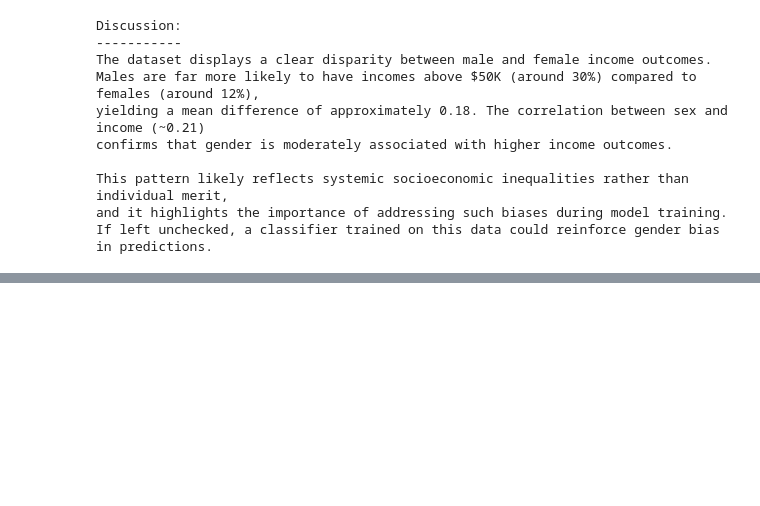
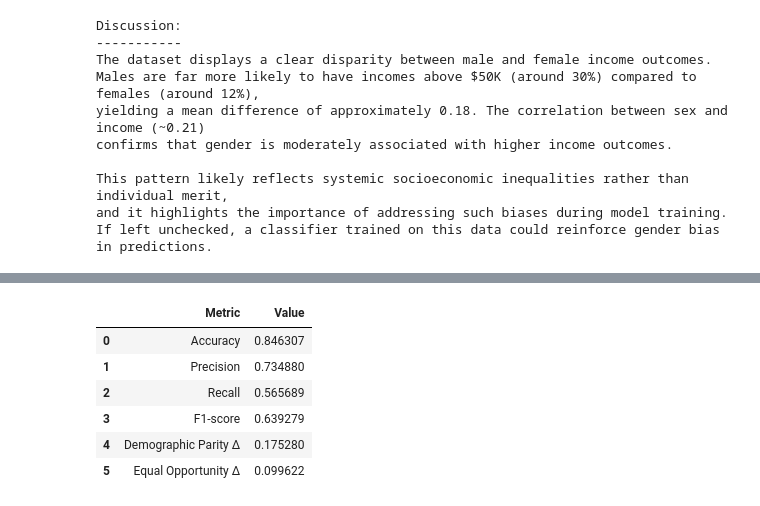
Before and after one commit to om22goyal/CS483HW3, a Jupyter notebook: main.ipynb, the cells around one changed output, grey strips where cells are left out. Drawn from its saved outputs; the diff is of its cells as text; code cells hidden in the pictures; blank space fills up the shorter version.

```diff
--- a/main.ipynb
+++ b/main.ipynb
@@ -135,0 +386,17 @@ If left unchecked, a classifier trained on this data could reinforce gender bias
+# %%
+# ---------- Cell 9 ----------
+# Combine all metrics into a single table
+summary = pd.DataFrame({
+    'Metric': ['Accuracy', 'Precision', 'Recall', 'F1‑score',
+               'Demographic Parity Δ', 'Equal Opportunity Δ'],
+    'Value': [acc, prec, rec, f1, dp_diff, eo_diff]
+})
+summary
+# %% [output]
+|  | Metric | Value |
+| 0 | Accuracy | 0.846307 |
+| 1 | Precision | 0.734880 |
+| 2 | Recall | 0.565689 |
+| 3 | F1‑score | 0.639279 |
+| 4 | Demographic Parity Δ | 0.175280 |
+| 5 | Equal Opportunity Δ | 0.099622 |
```
Also changed, not shown: parts of 10 cells of this notebook, 1 other file.
